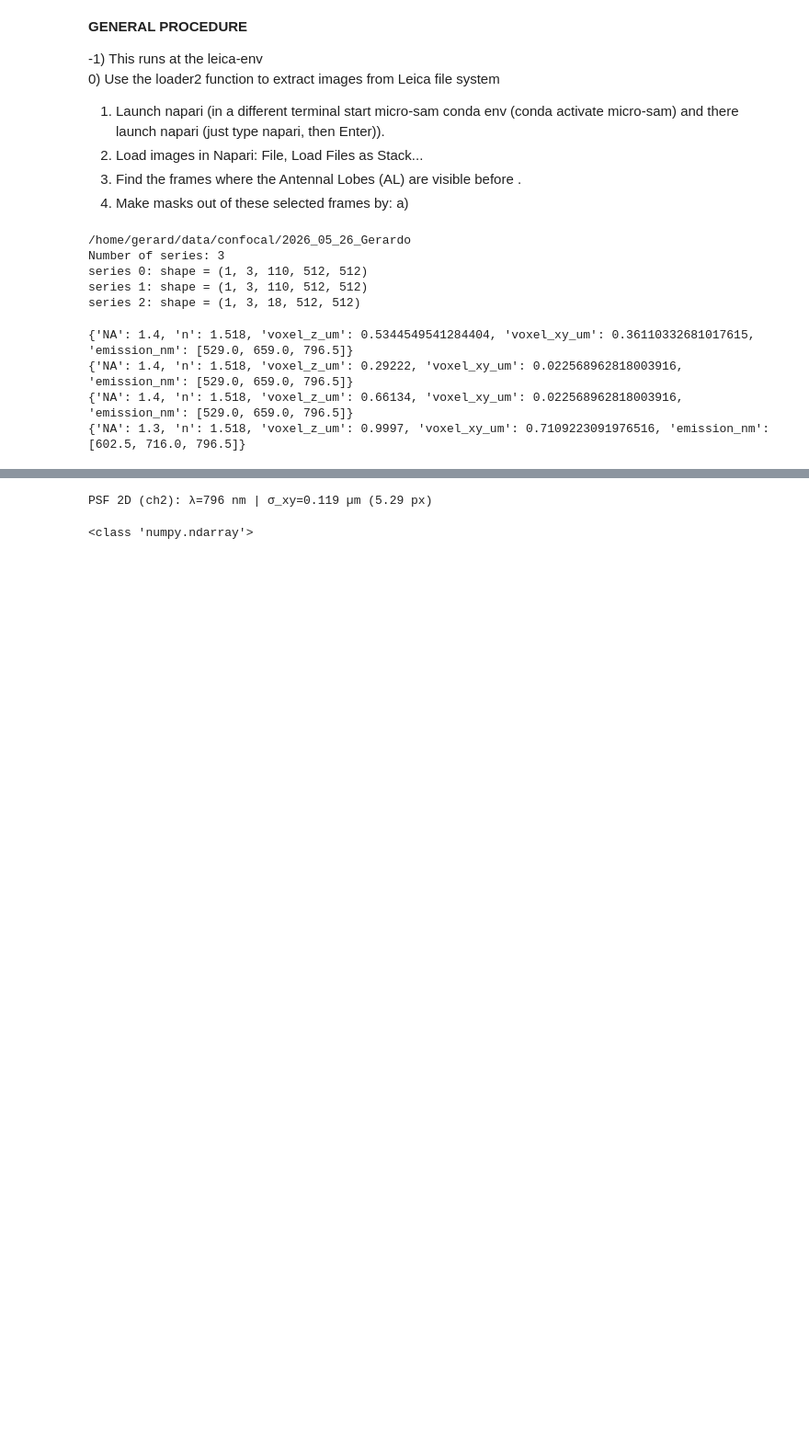
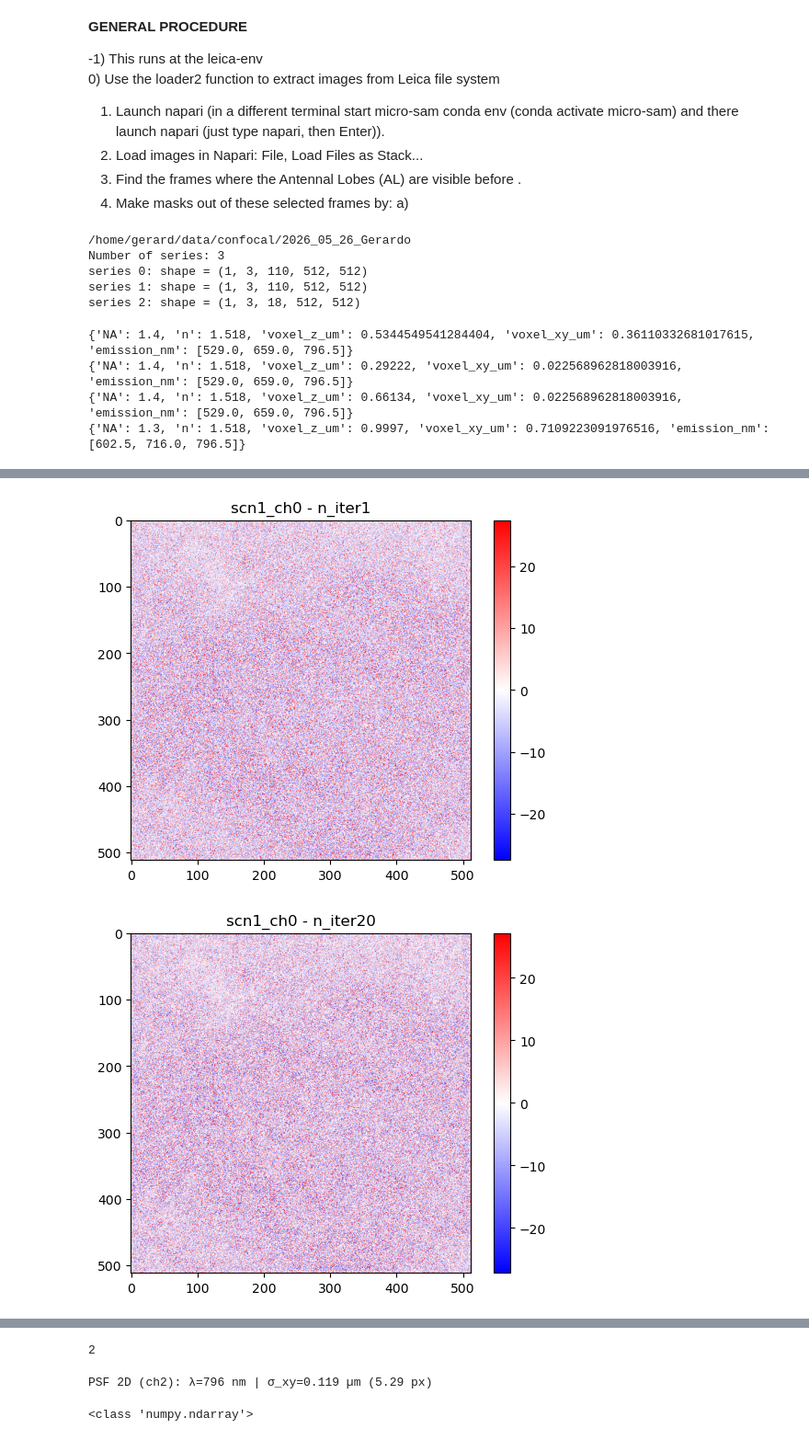
Before and after one commit to gmalagonv/confocal, a Jupyter notebook: analysis_notebooks/26_05_26.ipynb, the cells around one changed output, grey strips where cells are left out. Shown at 92% size. Drawn from its saved outputs; the diff is of its cells as text; code cells hidden in the pictures; blank space fills up the shorter version.

```diff
--- a/analysis_notebooks/26_05_26.ipynb
+++ b/analysis_notebooks/26_05_26.ipynb
@@ -82,0 +155,20 @@ s2_ch2_deconv_iter_2.tif
+# %%
+#residual_reprojection['scn1_ch0'].keys()
+
+for key1 in residual_reprojection.keys():
+
+    for key2 in residual_reprojection[key1].keys():
+        residual = residual_reprojection[key1][key2]
+
+
+        plt.figure()  # Create a new figure
+        plt.imshow(residual, cmap='bwr', vmin=-residual.std()*3, vmax=residual.std()*3)
+        plt.title(f'{key1} - {key2}')  # Add title to identify the image
+        plt.colorbar()
+        plt.show()  # Show each image
+
+
+        #plt.imshow(residual, cmap='bwr', vmin=-residual.std()*3, vmax=residual.std()*3)
+# %% [output]
+[figure, added]
+[figure, added]
@@ -83,3 +179,8 @@ s2_ch2_deconv_iter_2.tif
+# %%
+bb = [0,1,0,1]
+print(sum(bb))
+# %% [output]
+2
 # %%
 import tifffile as tiff
 
```
Also changed, not shown: parts of 4 cells of this notebook, 2 other files.
